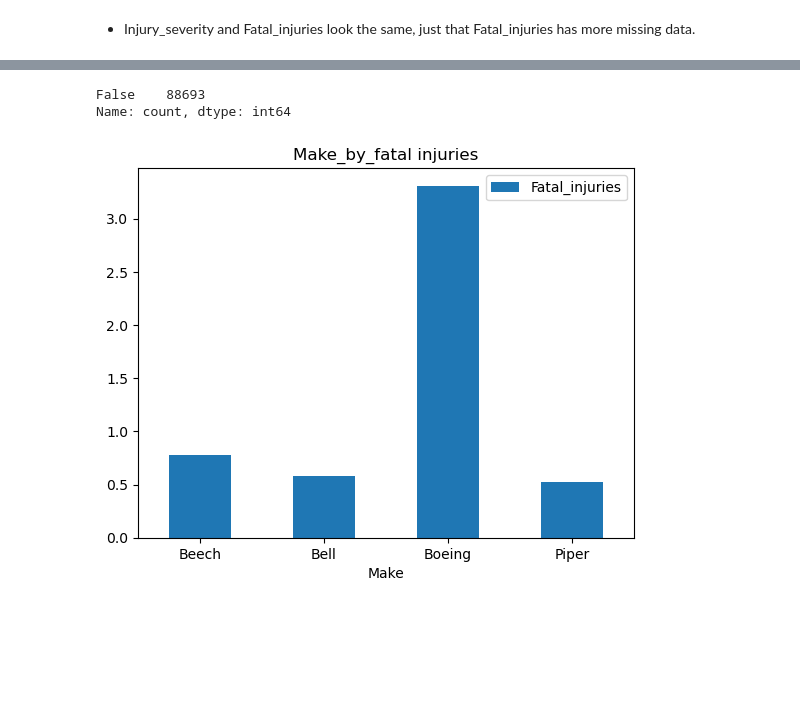
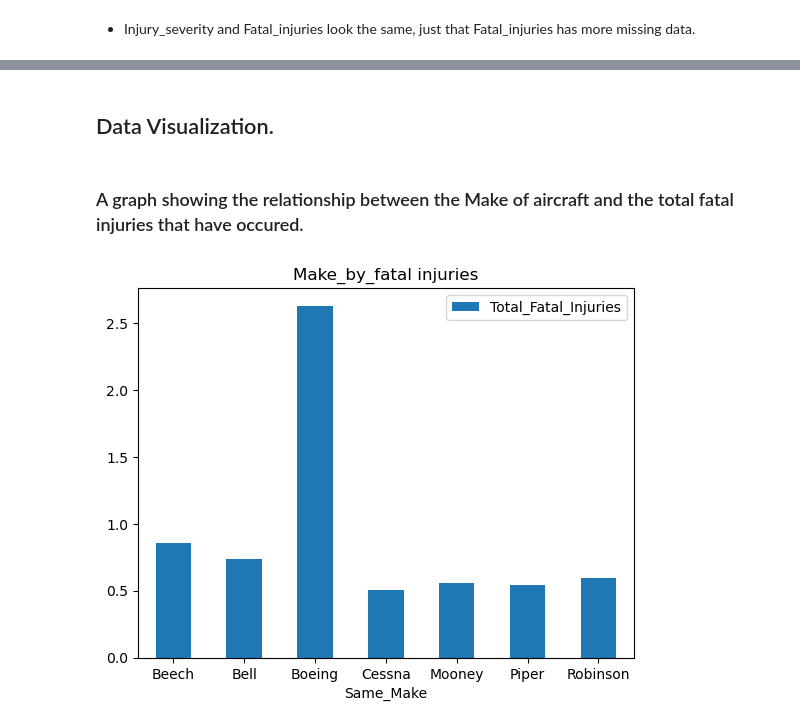
Before and after one commit to Baraka-Wambua/Phase-one-project, a Jupyter notebook: Untitled.ipynb, the cells around one changed output, grey strips where cells are left out. Cells and saved outputs as stored; diff of their text form; code cells hidden in the pictures; blank space fills up the shorter version.

```diff
--- a/Untitled.ipynb
+++ b/Untitled.ipynb
@@ -304,0 +272,3 @@ dtype: int64
+# %%
+# fill the missing values in "same_make" with "Unknown"
+df['Same_Make']=df["Same_Make"].fillna('Unknown')
@@ -304,0 +277,11 @@ dtype: int64
+# %%
+#Creating a ne w column 'Aircraft_damage'
+# Those whose damge is Minor are set to 25, t
+# Those whose damage is Substantial are set to 50,
+# those whose damage is Destrotyed are set to 80
+df.loc[df['Aircraft_damage']=='Minor',"damage_intensity"]= 25
+df.loc[df['Aircraft_damage']=='Substantial','damage_intensity']=50
+df.loc[df['Aircraft_damage']=='Destroyed','damage_intensity']=80
+
+# we fill the null values with the mean
+df.fillna({'damage_intensity':df['damage_intensity'].mean().round(2)})
@@ -305,3 +335,6 @@ dtype: int64
+# %%
+#dropping raws with date time earlier jthan 2005
+df=df[(df['Event_Date']>'2005-01-01')]
 # %%
 df.info()
 # %% [output]
@@ -358,17 +358,15 @@ df=df.drop_duplicates()
-# %%
-df.duplicated().value_counts()
-# %% [output]
-False    88693
-Name: count, dtype: int64
-# %%
-
-df['Make']=df.Make.apply(lambda x:x.capitalize())
+# %% [markdown]
+## Data Visualization.
+# %% [markdown]
+### A graph showing the relationship between the Make of aircraft and the total fatal injuries that have occured.
 # %%
-x='Make'
-y='Fatal_injuries'
+x='Same_Make'
+y='Total_Fatal_Injuries'
 
-subset=df[df['Make'].isin(['Cescna','Piper','Beech','PIPER','Bell','Boeing'])]
-grouped_by_make=subset.groupby('Make').mean(numeric_only=True).reset_index()
+subset=df[df['Same_Make'].isin(['Cessna','Piper','Beech','Boeing','Bell','Robinson','Mooney',"Airbus",'Schweizer','Air tractor'])]
+grouped_by_make=subset.groupby('Same_Make').mean(numeric_only=True).reset_index()
+
+# Plotting the graph
 ax=grouped_by_make.plot.bar(x=x,y=y,rot=0,title='Make_by_fatal injuries');
 # %% [output]
-[figure, old version]
+[figure, new version]
```
Also changed, not shown: parts of 81 cells of this notebook.
